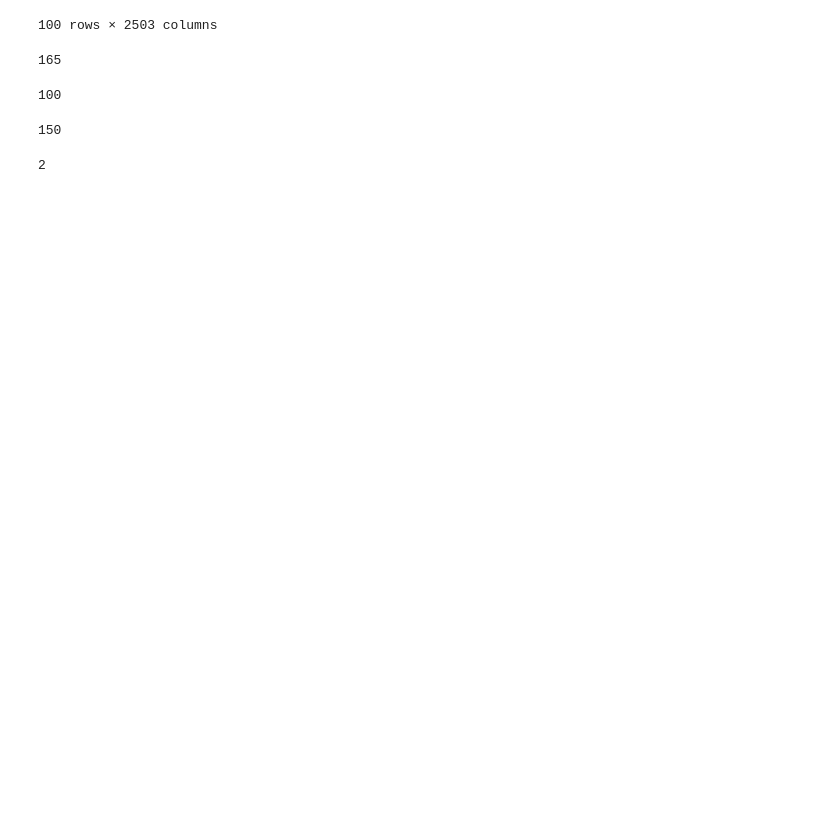
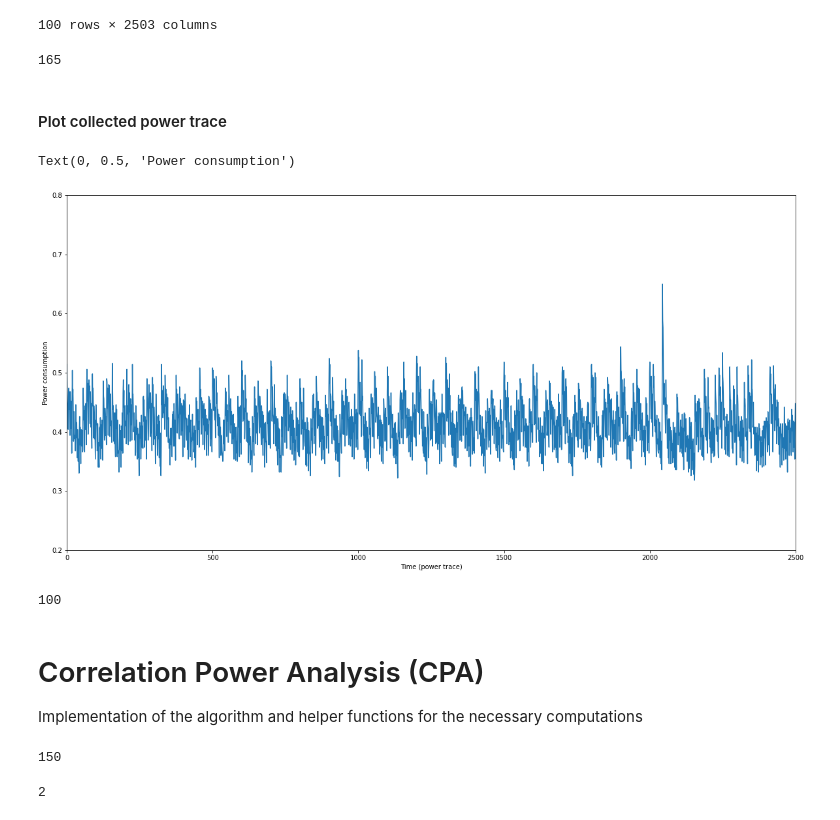
Before and after one commit to djtfoo/CPA_Implementation, a Jupyter notebook: CPA_Codes.ipynb, the cells around one changed output. Cells and saved outputs as stored; diff of their text form; code cells hidden in the pictures; blank space fills up the shorter version.

Commit message:
Split codes into subsections; Added some visualisations

```diff
--- a/CPA_Codes.ipynb
+++ b/CPA_Codes.ipynb
@@ -43,10 +44,27 @@ def get_power_trace(waveform, timeInst):
 get_ciphertext_byte(waveform_data, 0, 1)
 # %% [output]
 165
+# %% [markdown]
+#### Plot collected power trace
+# %%
+import matplotlib.pyplot as plt
+time = list(range(0, 2500))
+
+plt.figure(figsize=(20,10))
+plt.axis([0, 2500, 0.2, 0.8])
+plt.plot(time, waveform_data.iloc[0, 2:2502].to_numpy())
+plt.xlabel('Time (power trace)')
+plt.ylabel('Power consumption')
+# %% [output]
+Text(0, 0.5, 'Power consumption')
+[figure, added]
 # %%
 len(get_power_trace(waveform_data, 0))
 # %% [output]
 100
+# %% [markdown]
+# Correlation Power Analysis (CPA)
+Implementation of the algorithm and helper functions for the necessary computations
 # %%
 # for all 256 guesses of K0, calculate Y0 for the different plaintexts
 # Y0 = SBOX(A0 XOR K0) (K0 = byte 0 of plaintext XOR byte 0 of key guess)
```
Also changed, not shown: parts of 15 cells of this notebook.
